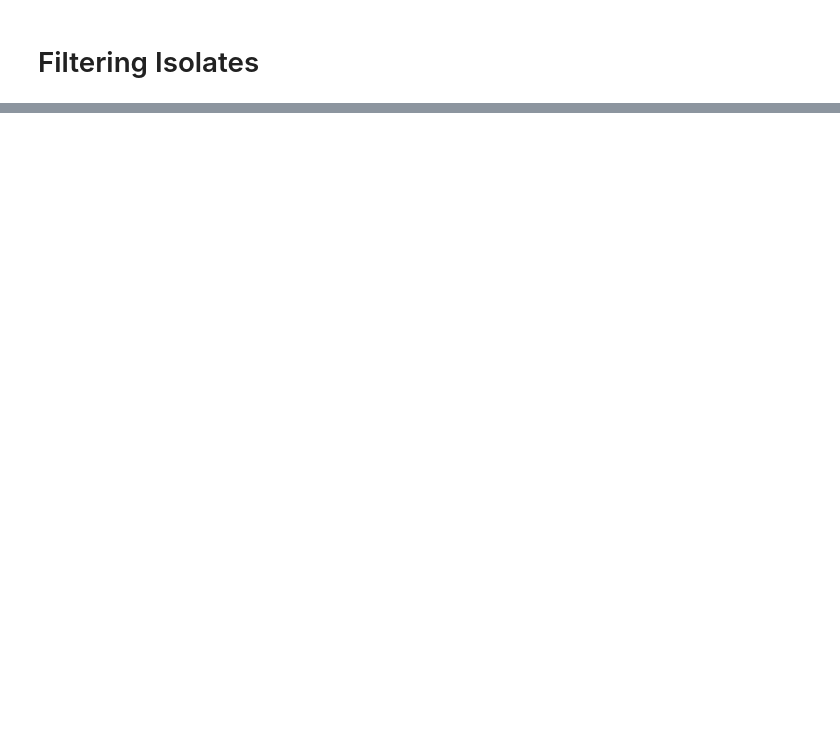
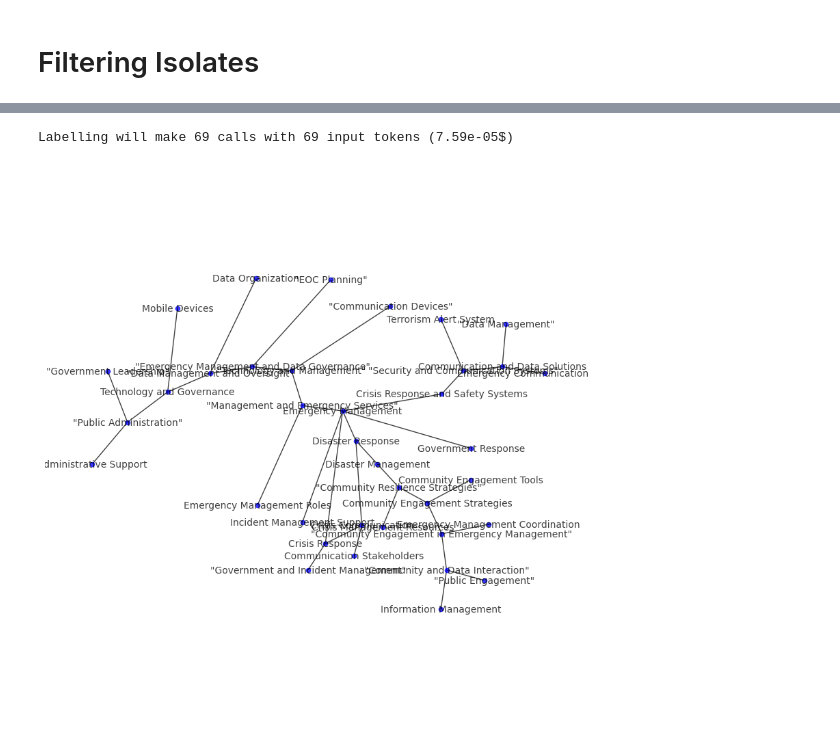
Before and after one commit to Saskapult/graph-rag-testing, a Jupyter notebook: communities_demo.ipynb, the cells around one changed output, grey strips where cells are left out. Saved outputs shown, nothing was run; the diff lists cells and outputs as text; code cells hidden in the pictures; blank space fills up the shorter version.

Commit message:
labelling module

```diff
--- a/communities_demo.ipynb
+++ b/communities_demo.ipynb
@@ -282,0 +404,13 @@ draw_circle_graph_thing(g)
+# %%
+community = graph_communities(graph.subgraph(communities[10]))
+calls, tokens = communities_label_count(community)
+token_cost = 1.100 / 1e6
+print(f"Labelling will make {calls} calls with {tokens} input tokens ({tokens*token_cost}$)")
+# %% [output]
+Labelling will make 69 calls with 69 input tokens (7.59e-05$)
+# %%
+labels = label_communities(graph, community)
+g = communities_labels_graph_recursive(labels)
+draw_circle_graph_thing(g)
+# %% [output]
+[figure, added]
```
Also changed, not shown: parts of 18 cells of this notebook, 4 other files.
